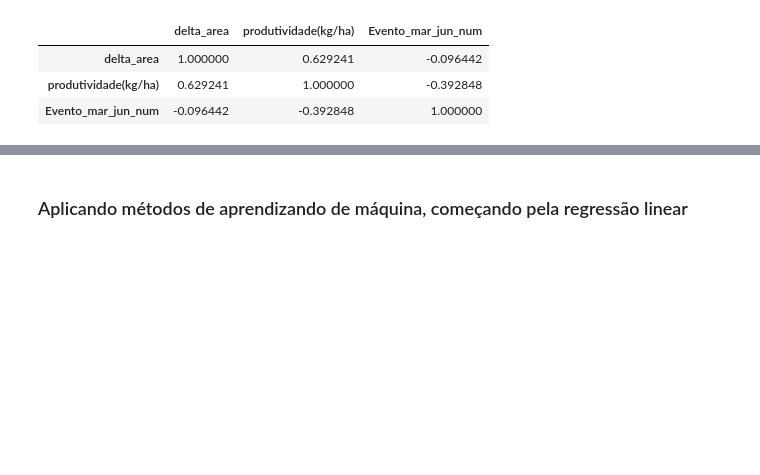
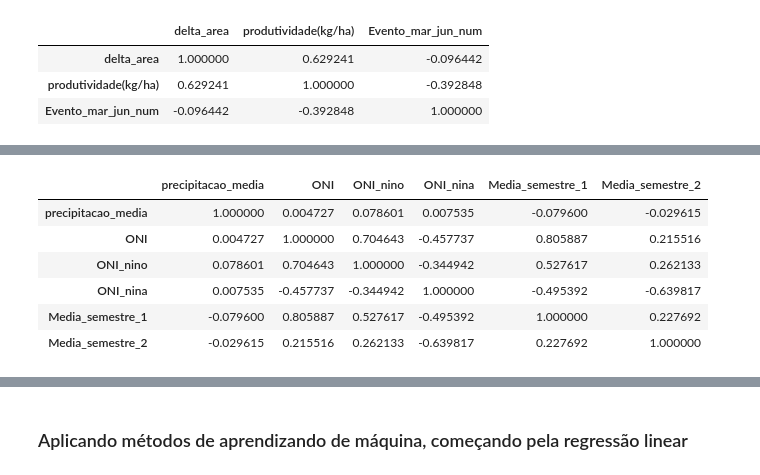
Before and after one commit to bernardo-viscardi/Enso, a Jupyter notebook: IBGE_PAM.ipynb, the cells around one changed output, grey strips where cells are left out. Drawn from its saved outputs; the diff is of its cells as text; code cells hidden in the pictures; blank space fills up the shorter version.

```diff
--- a/IBGE_PAM.ipynb
+++ b/IBGE_PAM.ipynb
@@ -179,3 +190,13 @@ mer[['delta_area', 'produtividade(kg/ha)','Evento_mar_jun_num']].corr()
 # %%
 mer.rename({'PRECIPITAÇÃO TOTAL, HORÁRIO (mm)': "Precipitacao_out_mai"}, axis = 1, inplace = True)
+# %%
+mer[["precipitacao_media", 'ONI', 'ONI_nino', 'ONI_nina', 'Media_semestre_1', 'Media_semestre_2']].corr()
+# %% [output]
+|  | precipitacao_media | ONI | ONI_nino | ONI_nina | Media_semestre_1 | Media_semestre_2 |
+| precipitacao_media | 1.000000 | 0.004727 | 0.078601 | 0.007535 | -0.079600 | -0.029615 |
+| ONI | 0.004727 | 1.000000 | 0.704643 | -0.457737 | 0.805887 | 0.215516 |
+| ONI_nino | 0.078601 | 0.704643 | 1.000000 | -0.344942 | 0.527617 | 0.262133 |
+| ONI_nina | 0.007535 | -0.457737 | -0.344942 | 1.000000 | -0.495392 | -0.639817 |
+| Media_semestre_1 | -0.079600 | 0.805887 | 0.527617 | -0.495392 | 1.000000 | 0.227692 |
+| Media_semestre_2 | -0.029615 | 0.215516 | 0.262133 | -0.639817 | 0.227692 | 1.000000 |
 # %%
```
Also changed, not shown: parts of 42 cells of this notebook, 1 other file.
